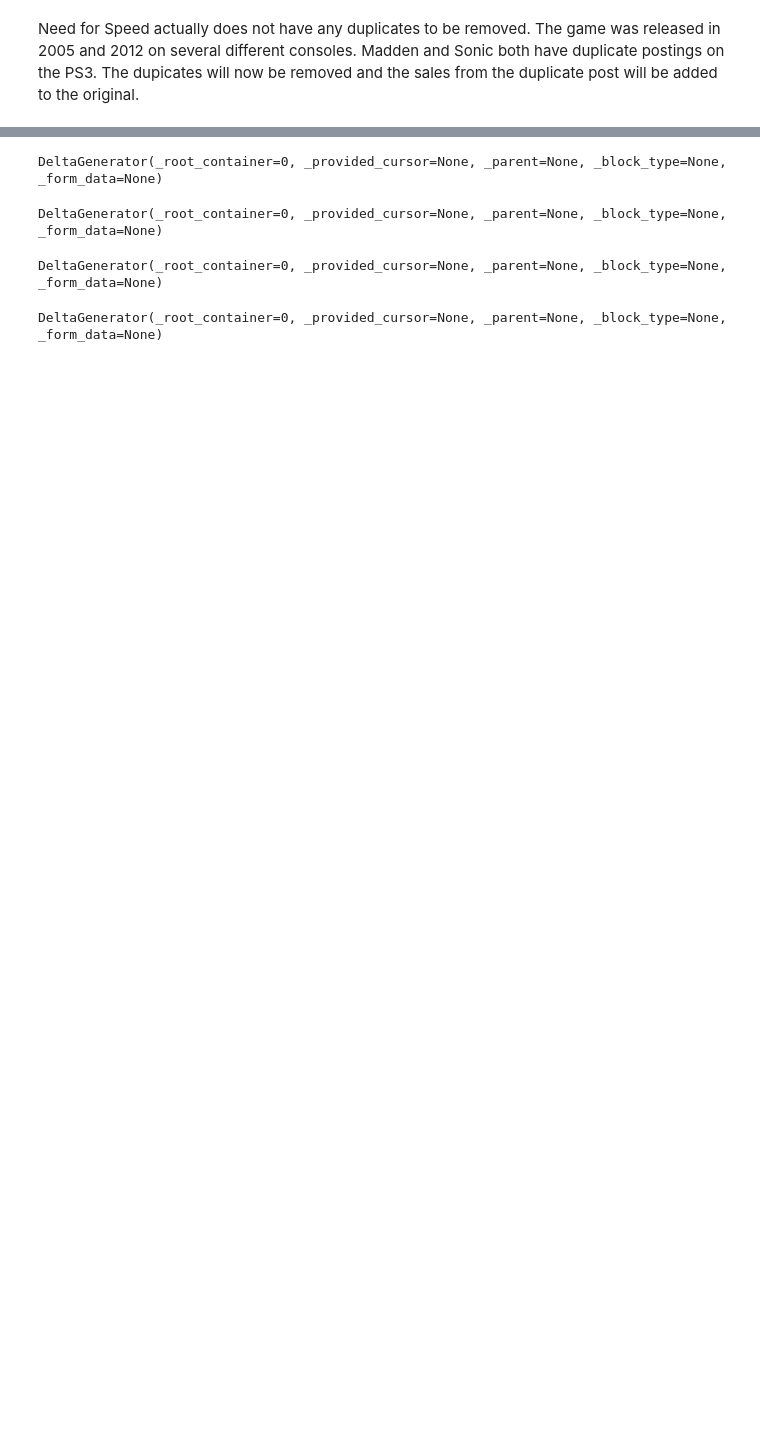
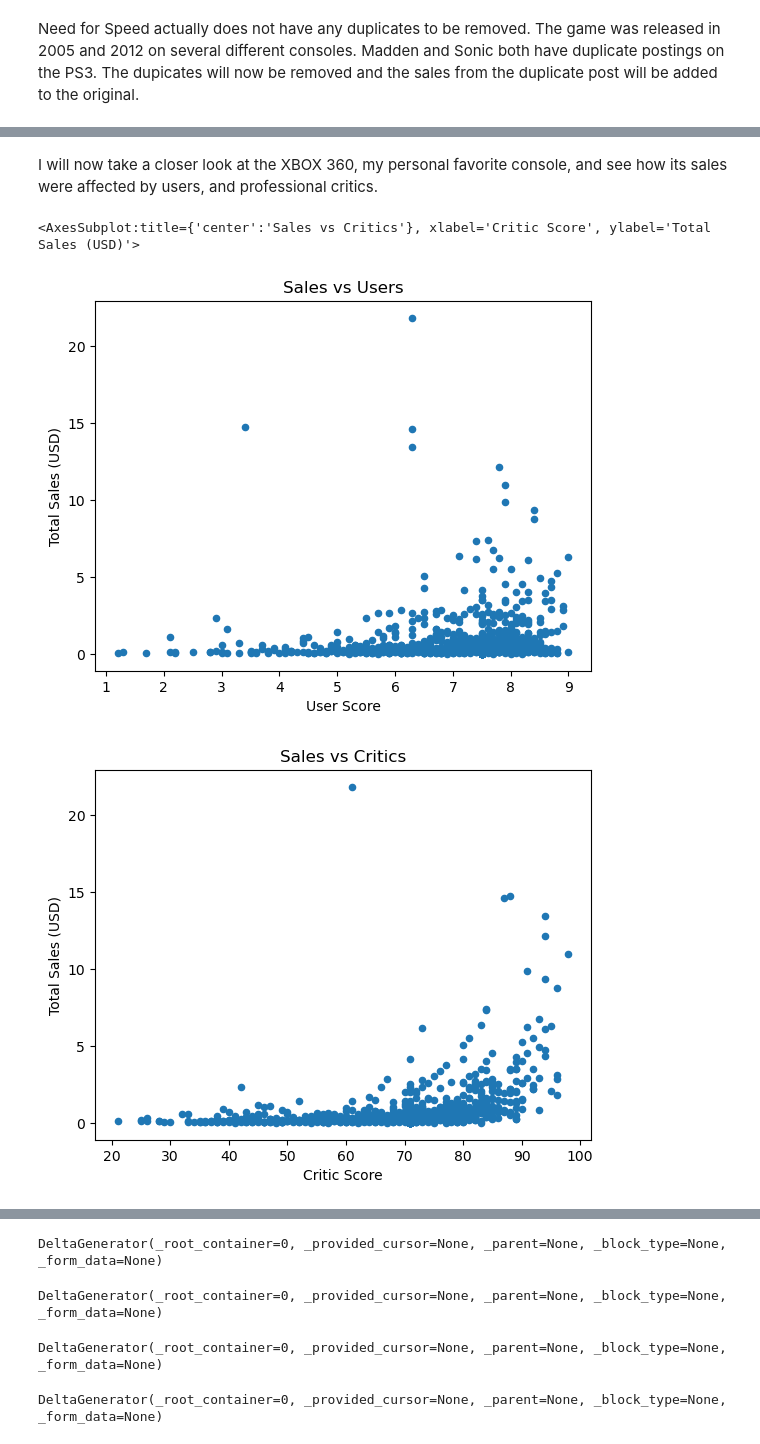
Before and after one commit to michaelpowers8/Sprint-5-Project, a Jupyter notebook: Video_Game_Data_2016.ipynb, the cells around one changed output, grey strips where cells are left out. Cells and saved outputs as stored; diff of their text form; code cells hidden in the pictures; blank space fills up the shorter version.

```diff
--- a/Video_Game_Data_2016.ipynb
+++ b/Video_Game_Data_2016.ipynb
@@ -253,0 +359,25 @@ display(df_games[df_games['name']=='Sonic the Hedgehog'])
+# %% [markdown]
+I will now take a closer look at the XBOX 360, my personal favorite console, and see how its sales were affected by users, and professional critics.
+# %%
+xbox_games = relevant_games[relevant_games['platform']=='X360']
+# %%
+xbox_games.plot(
+                kind='scatter',
+                title='Sales vs Users',
+                x='user_score',
+                y='total_sales',
+                xlabel='User Score',
+                ylabel='Total Sales (USD)'
+)
+xbox_games.plot(
+                kind='scatter',
+                title='Sales vs Critics',
+                x='critic_score',
+                y='total_sales',
+                xlabel='Critic Score',
+                ylabel='Total Sales (USD)'
+)
+# %% [output]
+<AxesSubplot:title={'center':'Sales vs Critics'}, xlabel='Critic Score', ylabel='Total Sales (USD)'>
+[figure, added]
+[figure, added]
```
Also changed, not shown: parts of 30 cells of this notebook.
